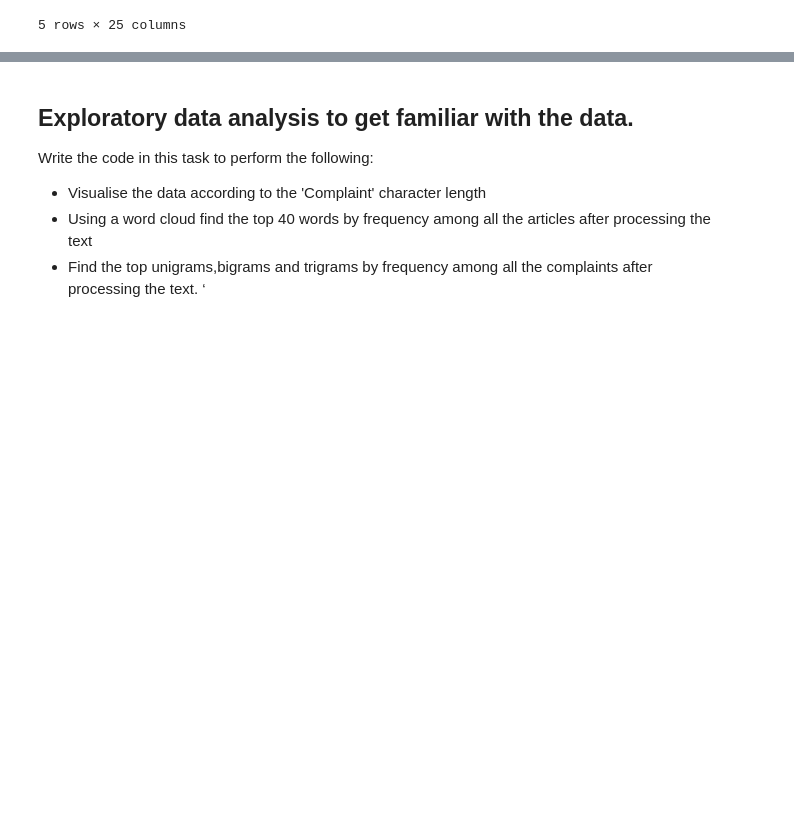
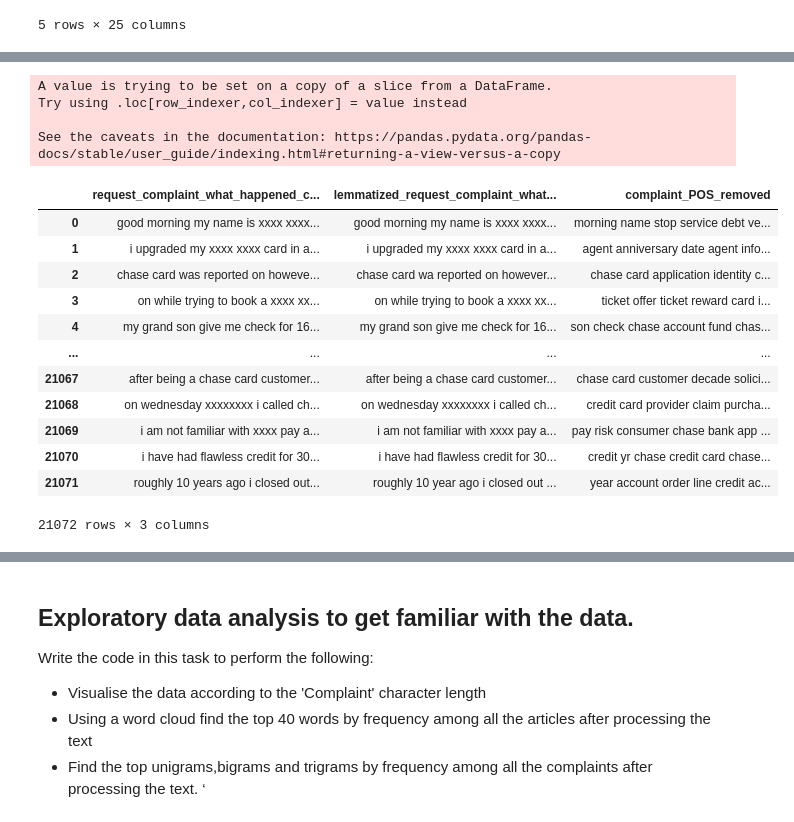
Before and after one commit to JamshedAhsan/Ticket-Classification-using-NLP, a Jupyter notebook: Automatic_Ticket_Classification_Assignment.ipynb, the cells around one changed output, grey strips where cells are left out. Cells and saved outputs as stored; diff of their text form; code cells hidden in the pictures; blank space fills up the shorter version.

```diff
--- a/Automatic_Ticket_Classification_Assignment.ipynb
+++ b/Automatic_Ticket_Classification_Assignment.ipynb
@@ -238,11 +245,38 @@ df_clean
 #Write your function to extract the POS tags
 
 def pos_tag(text):
-  # write your code here
+    # write your code here
+    doc = nlp(text)
+    tag_list = []
+    for tok in doc:
+        if (tok.tag_ != 'NN'):
+            continue
+        tag_list.append(tok.text)
+    return ' '.join(tag_list)
 
 
-
-df_clean["complaint_POS_removed"] =  #this column should contain lemmatized text with all the words removed which have tags other than NN[tag == "NN"].
+df_clean["complaint_POS_removed"] =  df['lemmatized_request_complaint_what_happened'].apply(lambda x: pos_tag(x))#this column should contain lemmatized text with all the words removed which have tags other than NN[tag == "NN"].
+# %% [output]
+A value is trying to be set on a copy of a slice from a DataFrame.
+Try using .loc[row_indexer,col_indexer] = value instead
+
+See the caveats in the documentation: https://pandas.pydata.org/pandas-docs/stable/user_guide/indexing.html#returning-a-view-versus-a-copy
+# %%
+df_clean
+# %% [output]
+|  | request_complaint_what_happened_c... | lemmatized_request_complaint_what... | complaint_POS_removed |
+| 0 | good morning my name is xxxx xxxx... | good morning my name is xxxx xxxx... | morning name stop service debt ve... |
+| 1 | i upgraded my xxxx xxxx card in a... | i upgraded my xxxx xxxx card in a... | agent anniversary date agent info... |
+| 2 | chase card was reported on howeve... | chase card wa reported on however... | chase card application identity c... |
+| 3 | on while trying to book a xxxx xx... | on while trying to book a xxxx xx... | ticket offer ticket reward card i... |
+| 4 | my grand son give me check for 16... | my grand son give me check for 16... | son check chase account fund chas... |
+| ... | ... | ... | ... |
+| 21067 | after being a chase card customer... | after being a chase card customer... | chase card customer decade solici... |
+| 21068 | on wednesday xxxxxxxx i called ch... | on wednesday xxxxxxxx i called ch... | credit card provider claim purcha... |
+| 21069 | i am not familiar with xxxx pay a... | i am not familiar with xxxx pay a... | pay risk consumer chase bank app ... |
+| 21070 | i have had flawless credit for 30... | i have had flawless credit for 30... | credit yr chase credit card chase... |
+| 21071 | roughly 10 years ago i closed out... | roughly 10 year ago i closed out ... | year account order line credit ac... |
+21072 rows × 3 columns
 # %%
 #The clean dataframe should now contain the raw complaint, lemmatized complaint and the complaint after removing POS tags.
 df_clean
```
Also changed, not shown: parts of 13 cells of this notebook.
